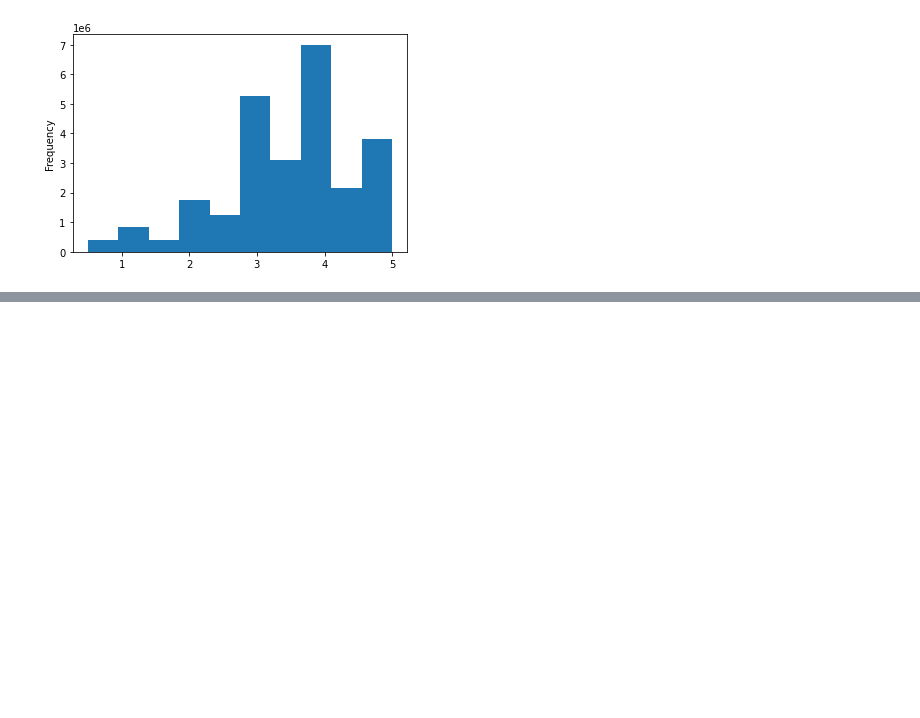
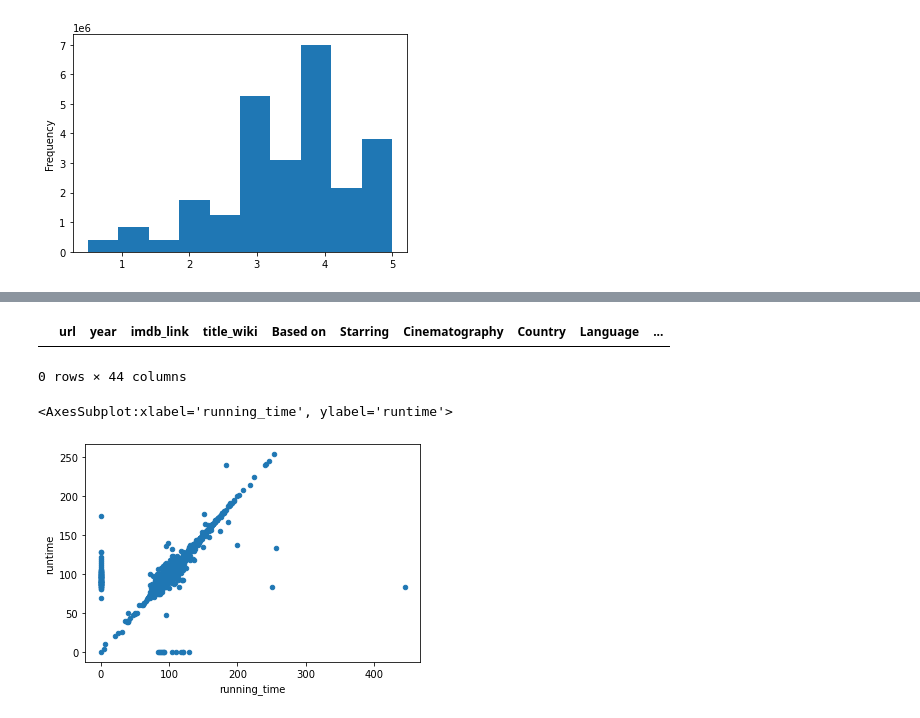
Before and after one commit to LiShanDa2021/Movies-ETL, a Jupyter notebook: wikipedia_movies.ipynb, the cells around one changed output, grey strips where cells are left out. Saved outputs shown, nothing was run; the diff lists cells and outputs as text; code cells hidden in the pictures; blank space fills up the shorter version.

Commit message:
Merged Wiki and Kaggle Data

```diff
--- a/wikipedia_movies.ipynb
+++ b/wikipedia_movies.ipynb
@@ -867,3 +867,5 @@ min                     0.50
 max                     5.00
 Name: rating, dtype: float64
 [figure]
+# %%
+movies_df = pd.merge(wiki_movies_df, kaggle_metadata, on='imdb_id', suffixes=['_wiki','_kaggle'])
@@ -869,0 +930,16 @@ Name: rating, dtype: float64
+# %%
+#show rows wher title_kaggle is empty
+movies_df[(movies_df['title_kaggle'] == '') | (movies_df['title_kaggle'].isnull())]
+# %% [output]
+|  | url | year | imdb_link | title_wiki | Based on | Starring | Cinematography | Country | Language | ... |
+0 rows × 44 columns
+# %%
+#convert values to numbers because the chart isn't plotting
+movies_df['running_time'] = pd.to_numeric(movies_df['running_time'])
+movies_df['runtime'] = pd.to_numeric(movies_df['runtime'])
+# %%
+# compare run time columns to see how similar by creating a plot
+movies_df.fillna(0).plot(x='running_time', y='runtime', kind='scatter')
+# %% [output]
+<AxesSubplot:xlabel='running_time', ylabel='runtime'>
+[figure, added]
```
Also changed, not shown: parts of 25 cells of this notebook.
